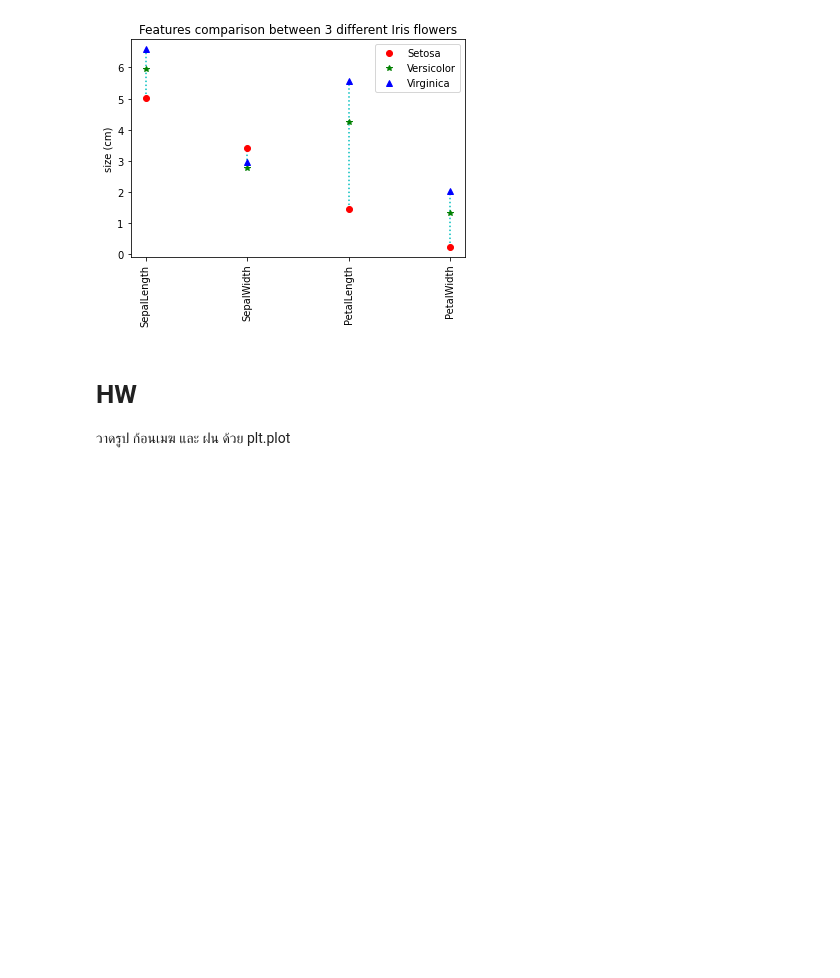
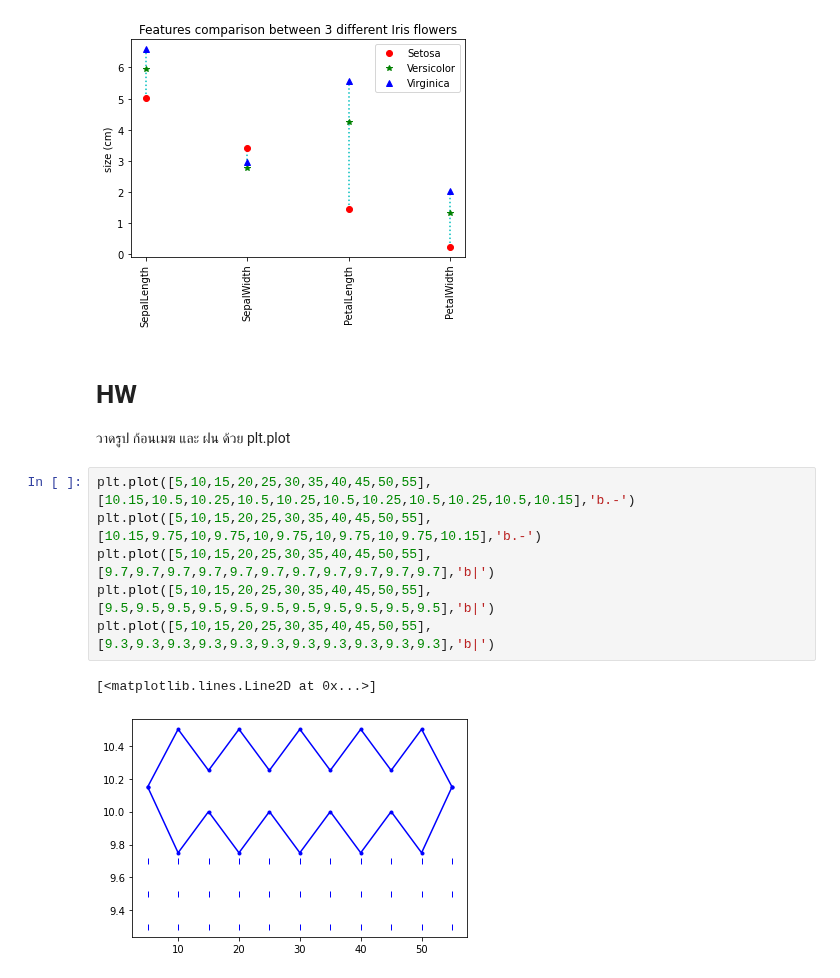
Before and after one commit to kittimaxz/data_viz_2022, a Jupyter notebook: DataViz04_Data_Comparison.ipynb, the cells around one changed output. Drawn from its saved outputs; the diff is of its cells as text; blank space fills up the shorter version.

```diff
--- a/DataViz04_Data_Comparison.ipynb
+++ b/DataViz04_Data_Comparison.ipynb
@@ -153,3 +153,12 @@ Text(0, 0.5, 'size (cm)')
 # %% [markdown]
 # HW
 วาดรูป ก้อนเมฆ และ ฝน ด้วย plt.plot
+# %%
+plt.plot([5,10,15,20,25,30,35,40,45,50,55],[10.15,10.5,10.25,10.5,10.25,10.5,10.25,10.5,10.25,10.5,10.15],'b.-')
+plt.plot([5,10,15,20,25,30,35,40,45,50,55],[10.15,9.75,10,9.75,10,9.75,10,9.75,10,9.75,10.15],'b.-')
+plt.plot([5,10,15,20,25,30,35,40,45,50,55],[9.7,9.7,9.7,9.7,9.7,9.7,9.7,9.7,9.7,9.7,9.7],'b|')
+plt.plot([5,10,15,20,25,30,35,40,45,50,55],[9.5,9.5,9.5,9.5,9.5,9.5,9.5,9.5,9.5,9.5,9.5],'b|')
+plt.plot([5,10,15,20,25,30,35,40,45,50,55],[9.3,9.3,9.3,9.3,9.3,9.3,9.3,9.3,9.3,9.3,9.3],'b|')
+# %% [output]
+[<matplotlib.lines.Line2D at 0x...>]
+[figure, added]
```
